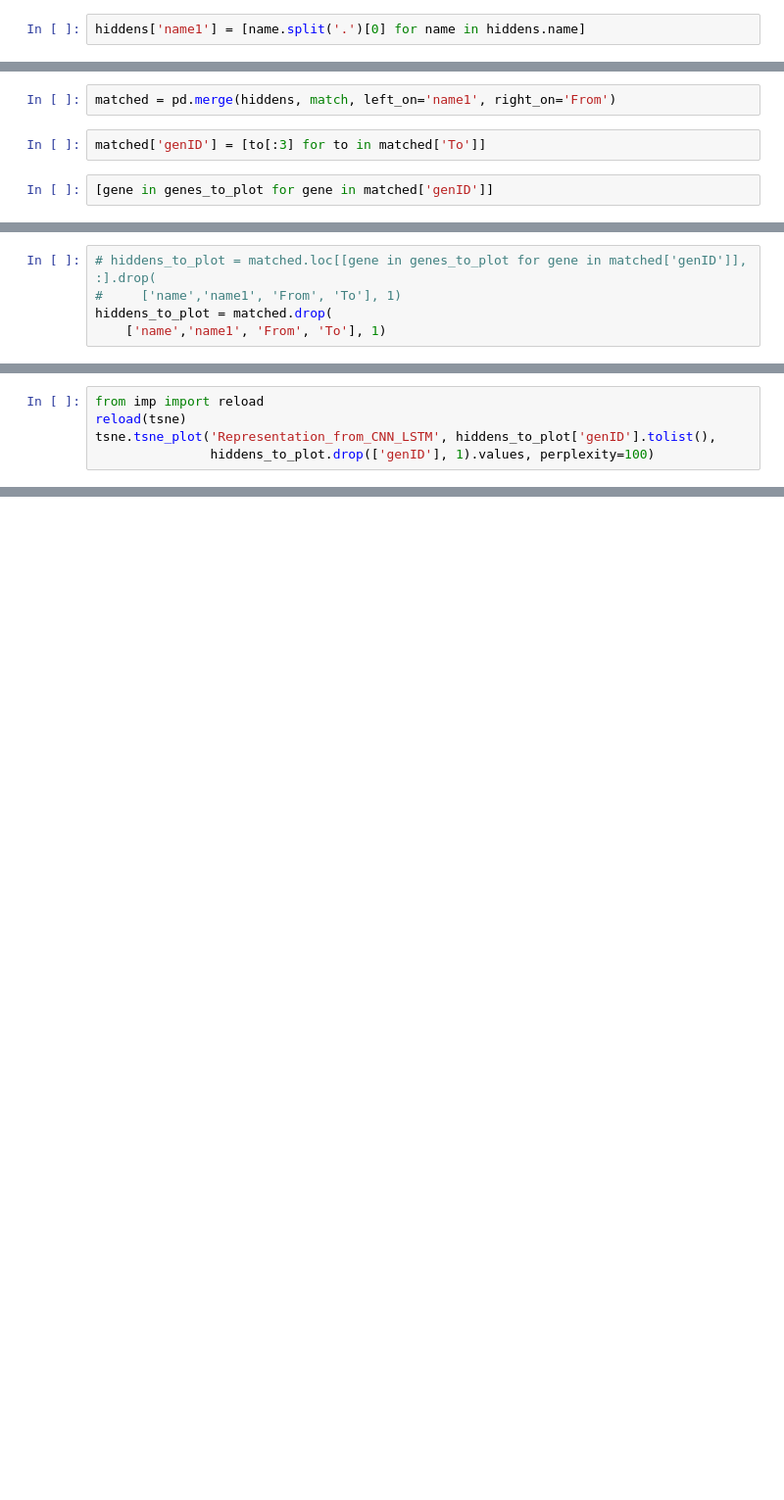
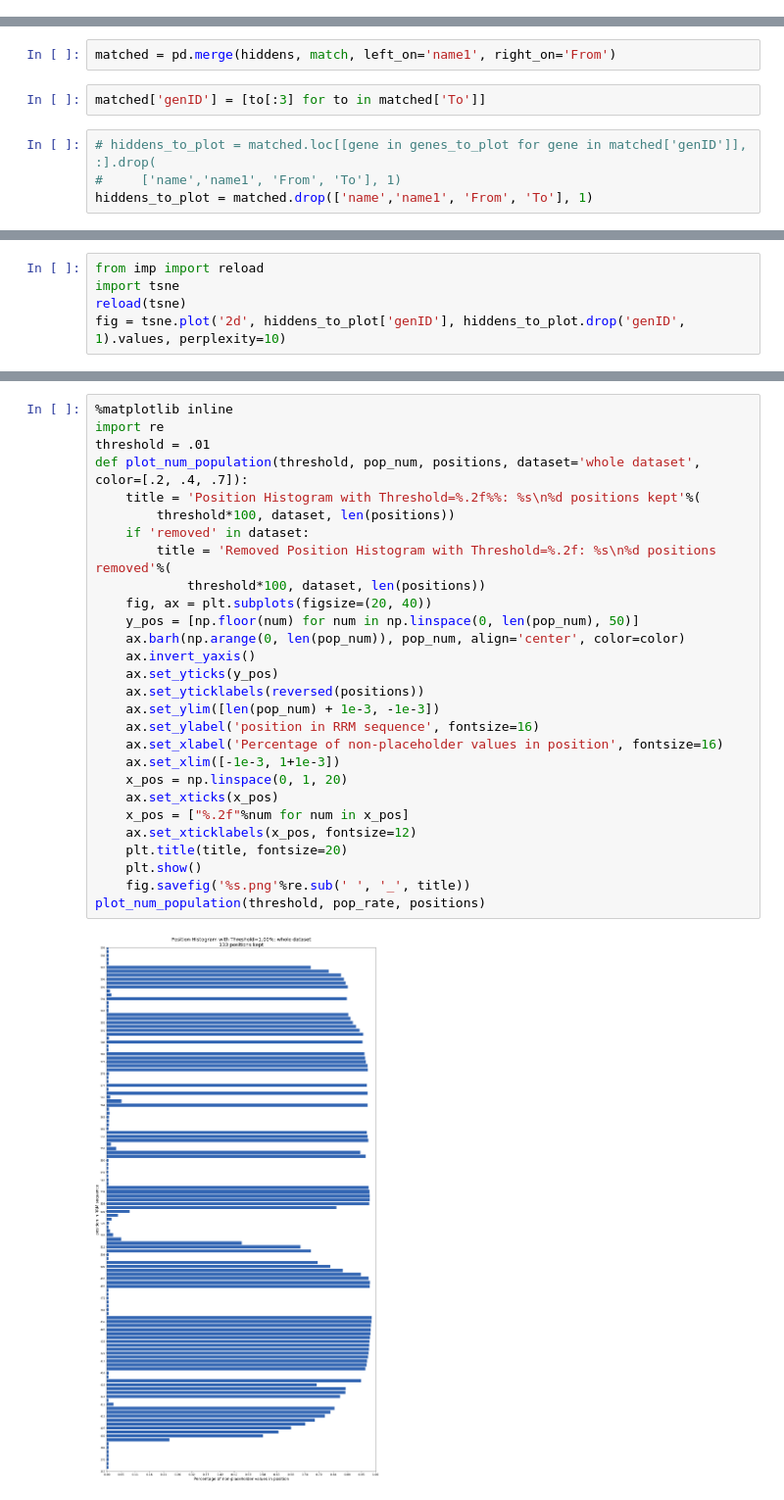
Before and after one commit to ostwind/ProteinLatentRep, a Jupyter notebook: CNN_LSTM/CNN_LSTM_tSNE.ipynb, the cells around one changed output, grey strips where cells are left out. Shown: that part at 98% size. Saved outputs shown, nothing was run; the diff lists cells and outputs as text; blank space fills up the shorter version.

```diff
--- a/CNN_LSTM/CNN_LSTM_tSNE.ipynb
+++ b/CNN_LSTM/CNN_LSTM_tSNE.ipynb
@@ -171,2 +33,0 @@ hiddens.shape
-# %%
-hiddens['name1'] = [name.split('.')[0] for name in hiddens.name]
@@ -175,4 +44,6 @@ matched = pd.merge(hiddens, match, left_on='name1', right_on='From')
 # %%
 matched['genID'] = [to[:3] for to in matched['To']]
 # %%
-[gene in genes_to_plot for gene in matched['genID']]
+# hiddens_to_plot = matched.loc[[gene in genes_to_plot for gene in matched['genID']], :].drop(
+#     ['name','name1', 'From', 'To'], 1)
+hiddens_to_plot = matched.drop(['name','name1', 'From', 'To'], 1)
@@ -197,5 +49,0 @@ matched['genID'] = [to[:3] for to in matched['To']]
-# %%
-# hiddens_to_plot = matched.loc[[gene in genes_to_plot for gene in matched['genID']], :].drop(
-#     ['name','name1', 'From', 'To'], 1)
-hiddens_to_plot = matched.drop(
-    ['name','name1', 'From', 'To'], 1)
@@ -222,7 +50,7 @@ hiddens_to_plot['genID'].tolist()
 # %%
 from imp import reload
+import tsne
 reload(tsne)
-tsne.tsne_plot('Representation_from_CNN_LSTM', hiddens_to_plot['genID'].tolist(),
-               hiddens_to_plot.drop(['genID'], 1).values, perplexity=100)
+fig = tsne.plot('2d', hiddens_to_plot['genID'], hiddens_to_plot.drop('genID', 1).values, perplexity=10)
 # %% [output]
 [t-SNE] Computing pairwise distances...
@@ -252,0 +242,30 @@ len(unique_labels)
+# %%
+%matplotlib inline
+import re
+threshold = .01
+def plot_num_population(threshold, pop_num, positions, dataset='whole dataset', color=[.2, .4, .7]):
+    title = 'Position Histogram with Threshold=%.2f%%: %s\n%d positions kept'%(
+        threshold*100, dataset, len(positions))
+    if 'removed' in dataset:
+        title = 'Removed Position Histogram with Threshold=%.2f: %s\n%d positions removed'%(
+            threshold*100, dataset, len(positions))
+    fig, ax = plt.subplots(figsize=(20, 40))
+    y_pos = [np.floor(num) for num in np.linspace(0, len(pop_num), 50)]
+    ax.barh(np.arange(0, len(pop_num)), pop_num, align='center', color=color)
+    ax.invert_yaxis()
+    ax.set_yticks(y_pos)
+    ax.set_yticklabels(reversed(positions))
+    ax.set_ylim([len(pop_num) + 1e-3, -1e-3])
+    ax.set_ylabel('position in RRM sequence', fontsize=16)
+    ax.set_xlabel('Percentage of non-placeholder values in position', fontsize=16)
+    ax.set_xlim([-1e-3, 1+1e-3])
+    x_pos = np.linspace(0, 1, 20)
+    ax.set_xticks(x_pos)
+    x_pos = ["%.2f"%num for num in x_pos]
+    ax.set_xticklabels(x_pos, fontsize=12)
+    plt.title(title, fontsize=20)
+    plt.show()
+    fig.savefig('%s.png'%re.sub(' ', '_', title))
+plot_num_population(threshold, pop_rate, positions)
+# %% [output]
+[figure, added]
```
Also changed, not shown: parts of 36 cells of this notebook, 4 other files.
